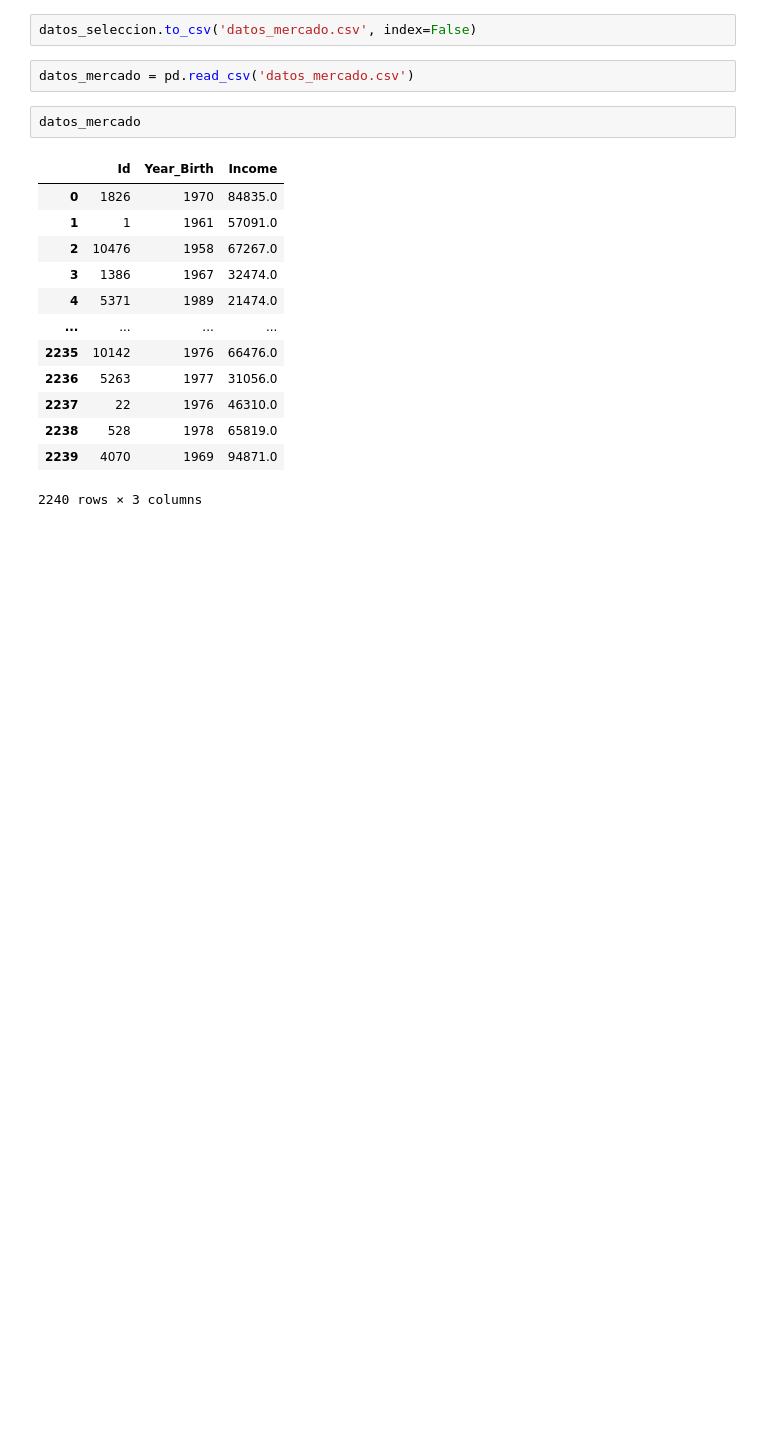
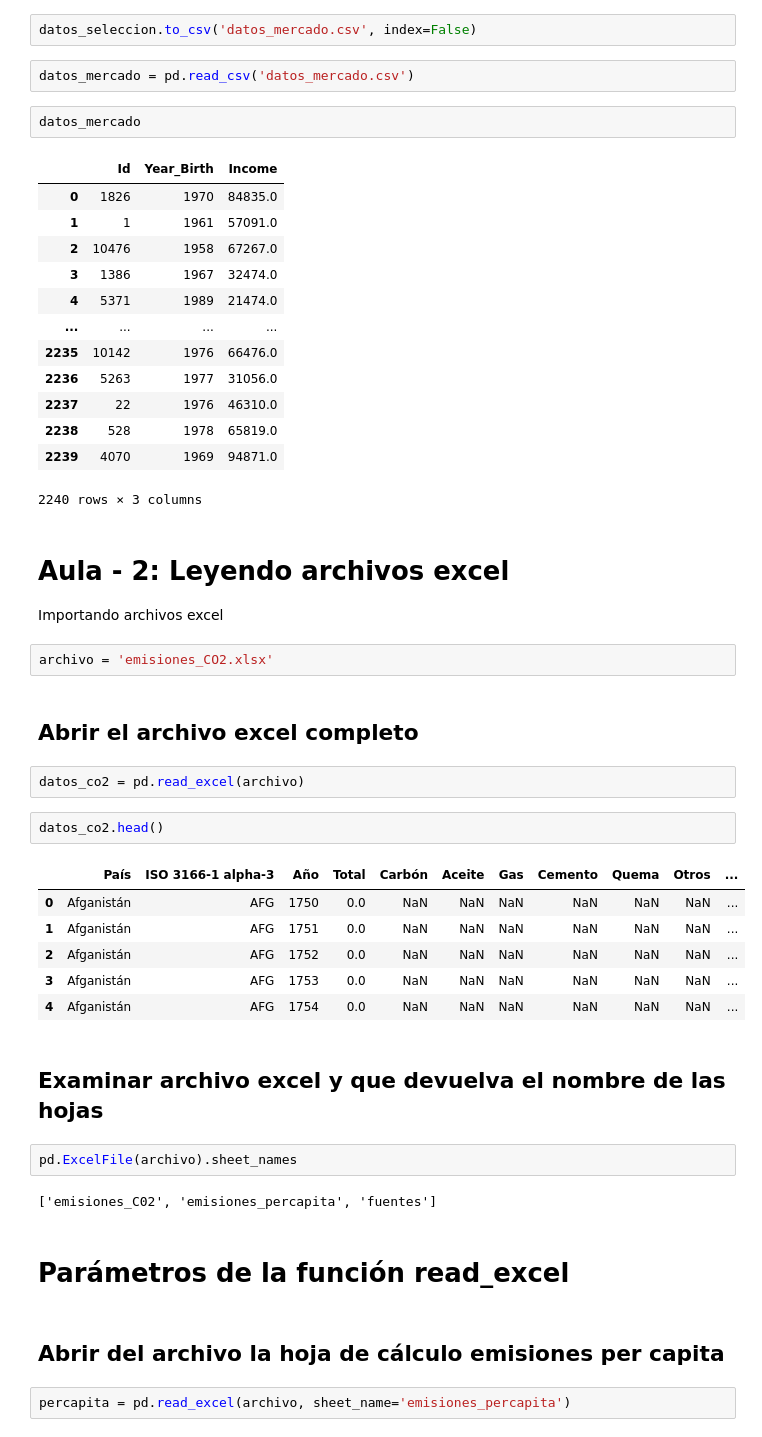
Before and after one commit to JoseIng-EO/pandas-es_trabajando-con-diferentes-formatos-de-archivo, a Jupyter notebook: pandas_e_s.ipynb, the cells around one changed output. Drawn from its saved outputs; the diff is of its cells as text; blank space fills up the shorter version.

```diff
--- a/pandas_e_s.ipynb
+++ b/pandas_e_s.ipynb
@@ -106,3 +106,33 @@ datos_mercado
 | 2238 | 528 | 1978 | 65819.0 |
 | 2239 | 4070 | 1969 | 94871.0 |
 2240 rows × 3 columns
+# %% [markdown]
+# Aula - 2: Leyendo archivos excel
+Importando archivos excel
+# %%
+archivo = 'emisiones_CO2.xlsx'
+# %% [markdown]
+## Abrir el archivo excel completo
+# %%
+datos_co2 = pd.read_excel(archivo)
+# %%
+datos_co2.head()
+# %% [output]
+|  | País | ISO 3166-1 alpha-3 | Año | Total | Carbón | Aceite | Gas | Cemento | Quema | Otros | ... |
+| 0 | Afganistán | AFG | 1750 | 0.0 | NaN | NaN | NaN | NaN | NaN | NaN | ... |
+| 1 | Afganistán | AFG | 1751 | 0.0 | NaN | NaN | NaN | NaN | NaN | NaN | ... |
+| 2 | Afganistán | AFG | 1752 | 0.0 | NaN | NaN | NaN | NaN | NaN | NaN | ... |
+| 3 | Afganistán | AFG | 1753 | 0.0 | NaN | NaN | NaN | NaN | NaN | NaN | ... |
+| 4 | Afganistán | AFG | 1754 | 0.0 | NaN | NaN | NaN | NaN | NaN | NaN | ... |
+# %% [markdown]
+## Examinar archivo excel y que devuelva el nombre de las hojas
+# %%
+pd.ExcelFile(archivo).sheet_names
+# %% [output]
+['emisiones_C02', 'emisiones_percapita', 'fuentes']
+# %% [markdown]
+# Parámetros de la función read_excel
+# %% [markdown]
+## Abrir del archivo la hoja de cálculo emisiones per capita
+# %%
+percapita = pd.read_excel(archivo, sheet_name='emisiones_percapita')
```
Also changed, not shown: parts of 12 cells of this notebook.
